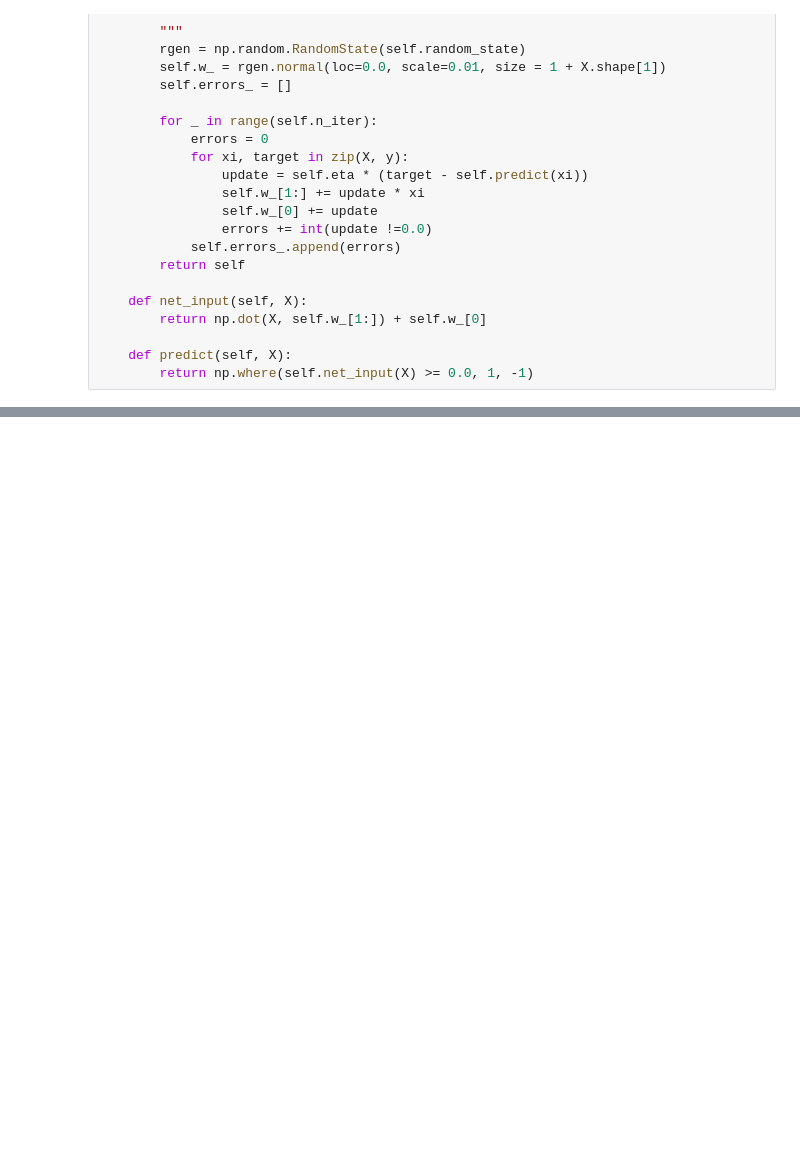
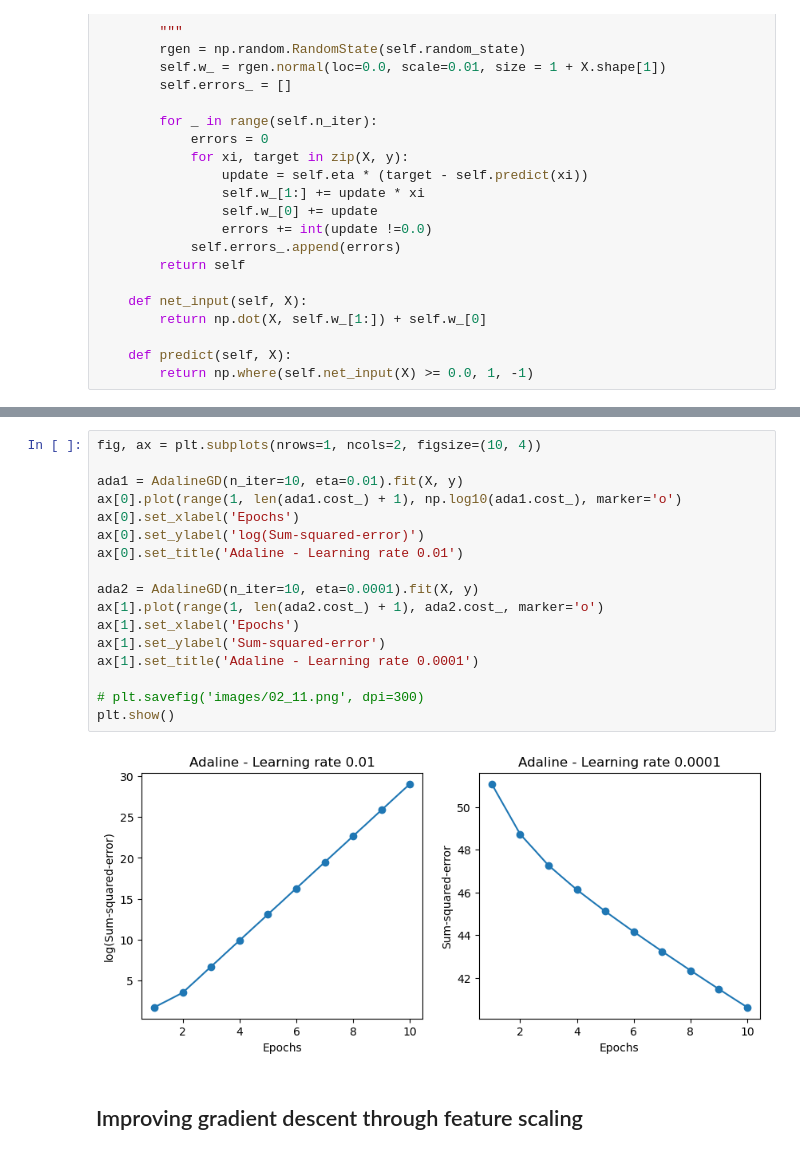
Before and after one commit to Dhanush2215H/Python-Machine-Learning-Sebastian-Raschka-Vahid-Mirjalili, a Jupyter notebook: ch 2/implementation_of_a_perceptron.ipynb, the cells around one changed output, grey strips where cells are left out. Saved outputs shown, nothing was run; the diff lists cells and outputs as text; blank space fills up the shorter version.

Commit message:
implementation of adaline
created and implemented a new neuron called adaptive linear neuron.

```diff
--- a/ch 2/implementation_of_a_perceptron.ipynb
+++ b/ch 2/implementation_of_a_perceptron.ipynb
@@ -64,0 +239,21 @@ class perceptron(object):
+# %%
+fig, ax = plt.subplots(nrows=1, ncols=2, figsize=(10, 4))
+
+ada1 = AdalineGD(n_iter=10, eta=0.01).fit(X, y)
+ax[0].plot(range(1, len(ada1.cost_) + 1), np.log10(ada1.cost_), marker='o')
+ax[0].set_xlabel('Epochs')
+ax[0].set_ylabel('log(Sum-squared-error)')
+ax[0].set_title('Adaline - Learning rate 0.01')
+
+ada2 = AdalineGD(n_iter=10, eta=0.0001).fit(X, y)
+ax[1].plot(range(1, len(ada2.cost_) + 1), ada2.cost_, marker='o')
+ax[1].set_xlabel('Epochs')
+ax[1].set_ylabel('Sum-squared-error')
+ax[1].set_title('Adaline - Learning rate 0.0001')
+
+# plt.savefig('images/02_11.png', dpi=300)
+plt.show()
+# %% [output]
+[figure, added]
+# %% [markdown]
+## Improving gradient descent through feature scaling
```
Also changed, not shown: parts of 14 cells of this notebook.
